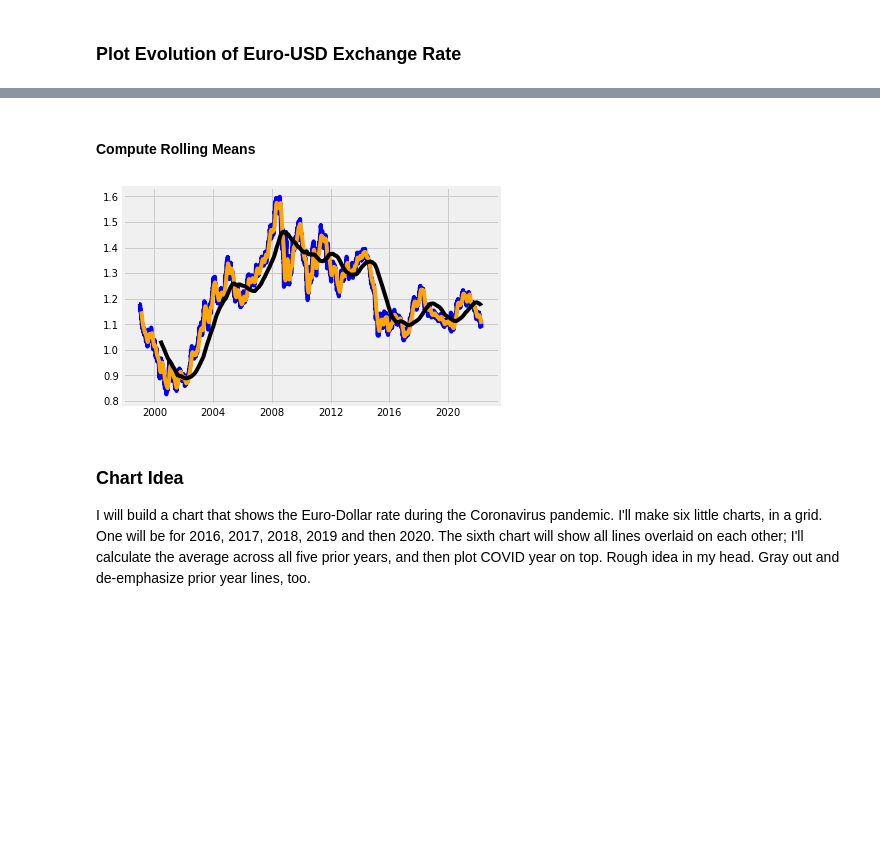
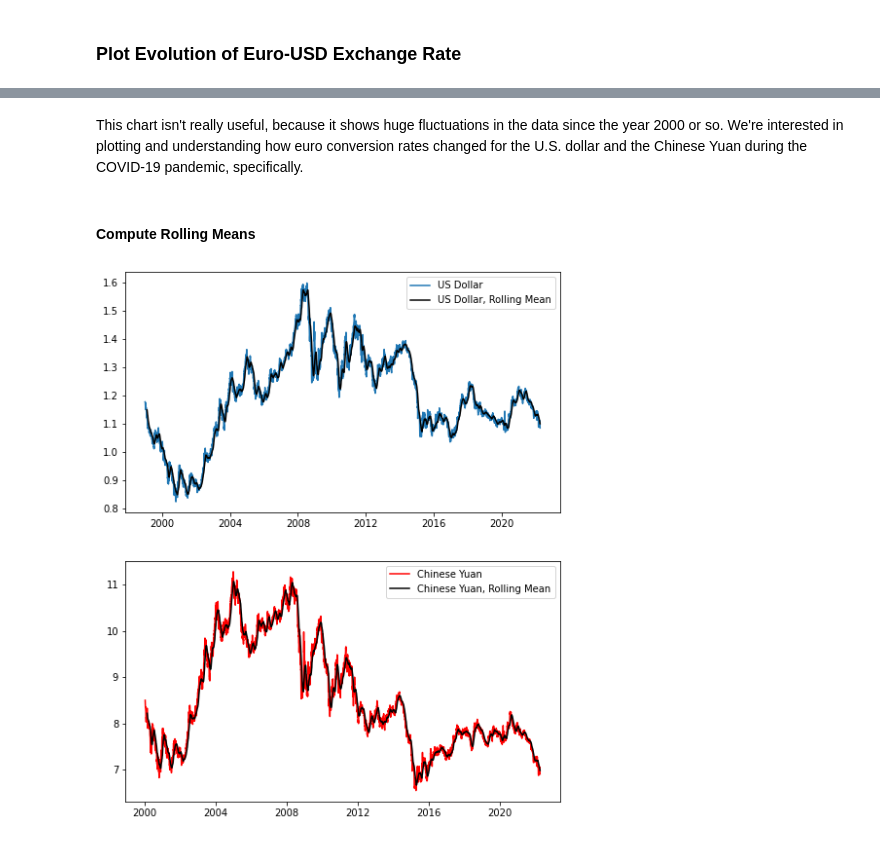
Before and after one commit to nikomccarty/data_science_notebooks, a Jupyter notebook: 20220508_storytelling_viz/538_style_viz.ipynb, the cells around one changed output, grey strips where cells are left out. Saved outputs shown, nothing was run; the diff lists cells and outputs as text; code cells hidden in the pictures; blank space fills up the shorter version.

```diff
--- a/20220508_storytelling_viz/538_style_viz.ipynb
+++ b/20220508_storytelling_viz/538_style_viz.ipynb
@@ -106,3 +113,5 @@ plt.show()
+# %% [markdown]
+This chart isn't really useful, because it shows huge fluctuations in the data since the year 2000 or so. We're interested in plotting and understanding how euro conversion rates changed for the U.S. dollar and the Chinese Yuan during the COVID-19 pandemic, specifically.
 # %% [markdown]
 #### Compute Rolling Means
 # %%
@@ -111,11 +120,12 @@ df_sect['rolling_365_mean'] = df_sect['US_dollar'].rolling(365).mean()
-# %%
-plt.plot(df_sect['Time'], df_sect['US_dollar'], color='blue')
-plt.plot(df_sect['Time'], df_sect['rolling_30_mean'], color='orange')
-plt.plot(df_sect['Time'], df_sect['rolling_365_mean'], color='black')
-plt.show()
-# %% [output]
-[figure, removed]
-# %% [markdown]
-### Chart Idea
-
-I will build a chart that shows the Euro-Dollar rate during the Coronavirus pandemic. I'll make six little charts, in a grid. One will be for 2016, 2017, 2018, 2019 and then 2020. The sixth chart will show all lines overlaid on each other; I'll calculate the average across all five prior years, and then plot COVID year on top. Rough idea in my head. Gray out and de-emphasize prior year lines, too.
+# %%
+fig, (ax1, ax2) = plt.subplots(figsize=(8, 10), ncols=1, nrows=2)
+ax1.plot(df_sect['Time'], df_sect['US_dollar'], label='US Dollar')
+ax1.plot(df_sect['Time'], df_sect['rolling_30_mean_dollar'], label='US Dollar, Rolling Mean', color='black')
+
+ax2.plot(df_sect['Time'], df_sect['Chinese_yuan'], label='Chinese Yuan', color='red')
+ax2.plot(df_sect['Time'], df_sect['rolling_30_mean_yuan'], label='Chinese Yuan, Rolling Mean', color='black')
+ax1.legend()
+ax2.legend()
+plt.show()
+# %% [output]
+[figure, added]
```
Also changed, not shown: parts of 23 cells of this notebook.
